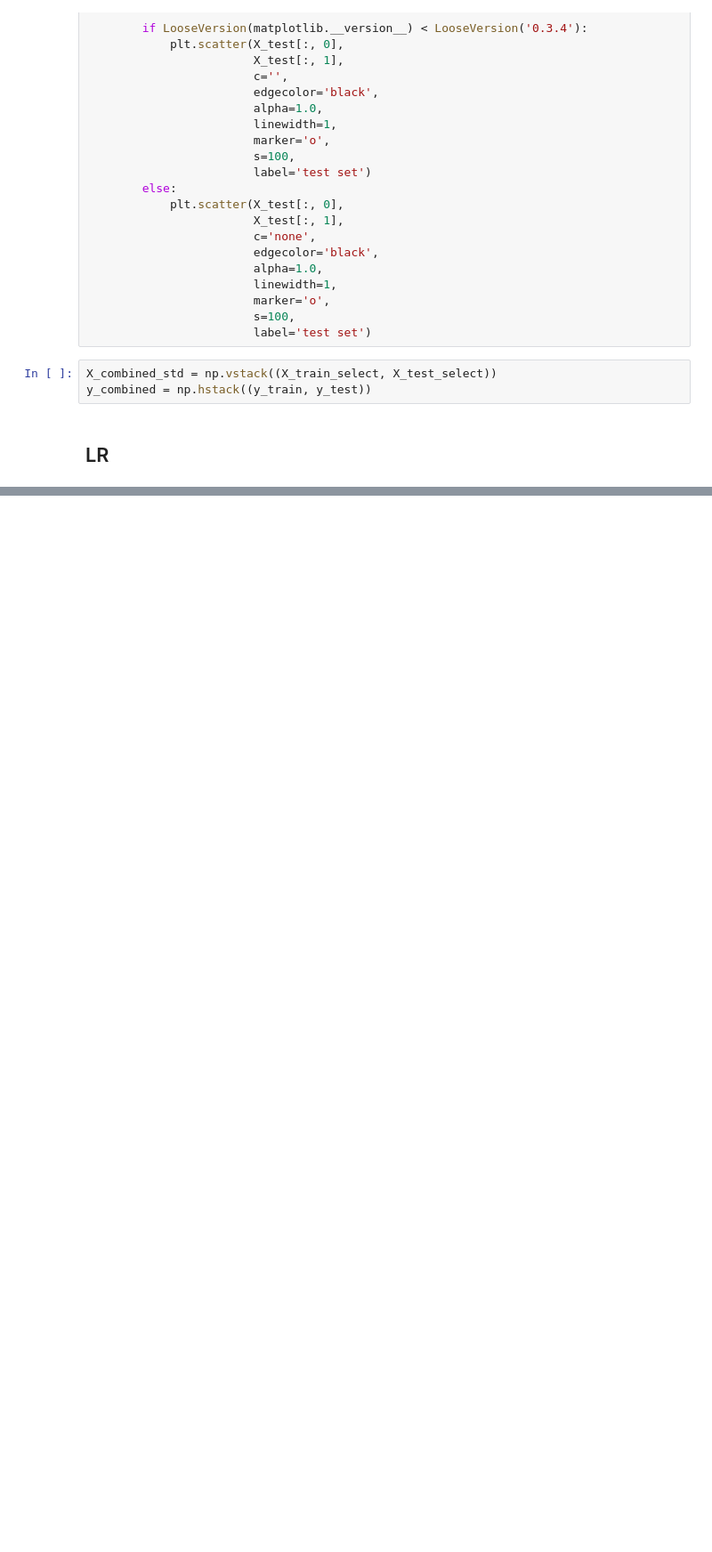
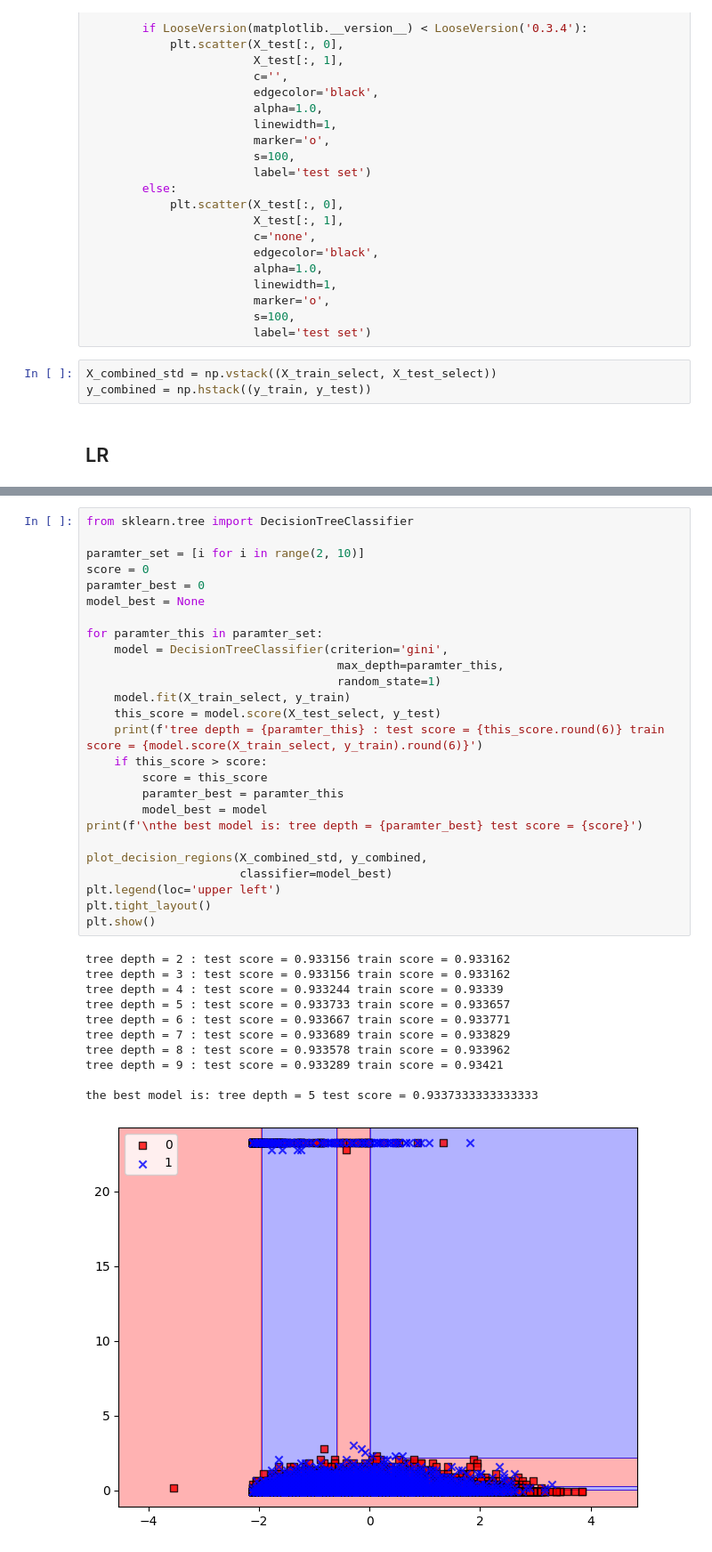
Before and after one commit to lca-123/PHBS_MLF_2023, a Jupyter notebook: Give-Me-Some-Credit/code/Classifiers.ipynb, the cells around one changed output, grey strips where cells are left out. Shown at 89% size. Cells and saved outputs as stored; diff of their text form; blank space fills up the shorter version.

```diff
--- a/Give-Me-Some-Credit/code/Classifiers.ipynb
+++ b/Give-Me-Some-Credit/code/Classifiers.ipynb
@@ -206,0 +241,38 @@ the best model is: C = 0.00089 score = 0.9333111111111111
+# %%
+from sklearn.tree import DecisionTreeClassifier
+
+paramter_set = [i for i in range(2, 10)]
+score = 0
+paramter_best = 0
+model_best = None
+
+for paramter_this in paramter_set:
+    model = DecisionTreeClassifier(criterion='gini',
+                                    max_depth=paramter_this,
+                                    random_state=1)
+    model.fit(X_train_select, y_train)
+    this_score = model.score(X_test_select, y_test)
+    print(f'tree depth = {paramter_this} : test score = {this_score.round(6)} train score = {model.score(X_train_select, y_train).round(6)}')
+    if this_score > score:
+        score = this_score
+        paramter_best = paramter_this
+        model_best = model
+print(f'\nthe best model is: tree depth = {paramter_best} test score = {score}')
+
+plot_decision_regions(X_combined_std, y_combined,
+                      classifier=model_best)
+plt.legend(loc='upper left')
+plt.tight_layout()
+plt.show()
+# %% [output]
+tree depth = 2 : test score = 0.933156 train score = 0.933162
+tree depth = 3 : test score = 0.933156 train score = 0.933162
+tree depth = 4 : test score = 0.933244 train score = 0.93339
+tree depth = 5 : test score = 0.933733 train score = 0.933657
+tree depth = 6 : test score = 0.933667 train score = 0.933771
+tree depth = 7 : test score = 0.933689 train score = 0.933829
+tree depth = 8 : test score = 0.933578 train score = 0.933962
+tree depth = 9 : test score = 0.933289 train score = 0.93421
+
+the best model is: tree depth = 5 test score = 0.9337333333333333
+[figure, added]
```
Also changed, not shown: parts of 4 cells of this notebook.
